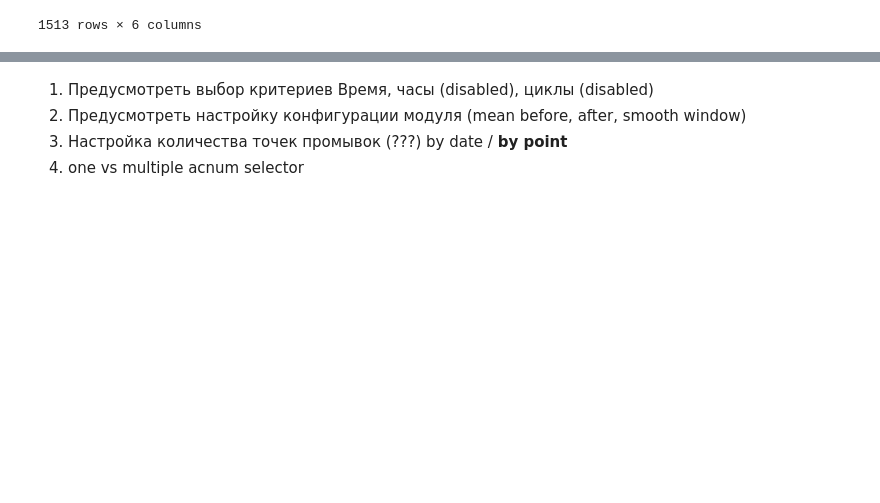
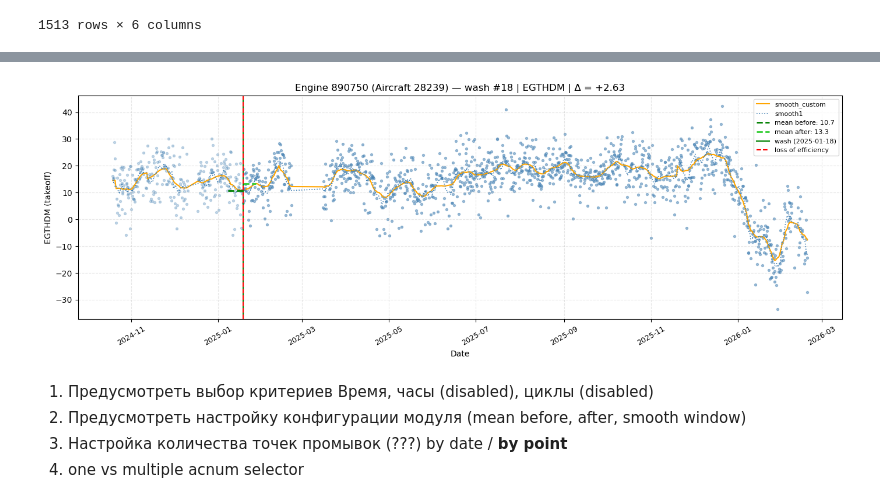
Before and after one commit to skeptlk/wash-dashboard, a Jupyter notebook: example.ipynb, the cells around one changed output, grey strips where cells are left out. Cells and saved outputs as stored; diff of their text form; code cells hidden in the pictures; blank space fills up the shorter version.

```diff
--- a/example.ipynb
+++ b/example.ipynb
@@ -147,0 +167,98 @@ plt.show()
+# %%
+from enginewash.calculator import WashCalculator, WashConfig
+from enginewash.models import EGTHDM
+import pandas as pd
+import matplotlib.pyplot as plt
+
+calc = WashCalculator(WashConfig(smooth_window=30, n_obs_mean=30))
+wash_plot = calc.build_plot(flights, maintenance_records, EGTHDM)
+
+# Find engine_ids for aircraft 28239
+ac_engines = data_takeoff[data_takeoff['aircraft_id'].astype(str) == '28239']['engine_id'].dropna().astype(int).astype(str).unique()
+print(f"Found engines for aircraft 28239: {ac_engines}")
+
+if len(ac_engines) > 0:
+    target_date = pd.Timestamp("2025-01-11T00:00:00")
+    eid = ac_engines[0]  # Only plot for the first engine
+    print(f"Plotting for engine: {eid}")
+
+    # Find the wash event closest to the target date for this engine
+    target_marker = None
+    min_diff = pd.Timedelta(days=10000)
+    for m in wash_plot.markers:
+        if m.engine_id == eid:
+            diff = abs(m.wash_event_point.flight_datetime - target_date)
+            if diff < min_diff:
+                min_diff = diff
+                target_marker = m
+
+    if target_marker:
+        event_marker = target_marker
+        wash_time = event_marker.wash_event_point.flight_datetime
+
+        # minus 3 month until now
+        window_start = wash_time - pd.DateOffset(months=3)
+        window_end = pd.Timestamp.now()
+
+        curves = [c for c in wash_plot.curves if c.engine_id == eid]
+
+        fig, ax = plt.subplots(figsize=(14, 5))
+
+        raw_curve = next(c for c in curves if c.kind == "raw")
+        smooth_curve = next(c for c in curves if c.kind == "smooth_custom")
+        try:
+            smooth1_curve = next(c for c in curves if c.kind == "smooth")
+        except StopIteration:
+            smooth1_curve = None
+
+        pts_raw = [pt for pt in raw_curve.points if window_start <= pt.flight_datetime <= window_end and pt.value is not None]
+        before_raw = [pt for pt in pts_raw if pt.flight_datetime < wash_time]
+        after_raw = [pt for pt in pts_raw if pt.flight_datetime >= wash_time]
+
+        if before_raw:
+            ax.scatter([pt.flight_datetime for pt in before_raw], [pt.value for pt in before_raw], s=8, color="steelblue", alpha=0.3)
+        if after_raw:
+            ax.scatter([pt.flight_datetime for pt in after_raw], [pt.value for pt in after_raw], s=8, color="steelblue", alpha=0.5)
+
+        pts_smooth = [pt for pt in smooth_curve.points if window_start <= pt.flight_datetime <= window_end and pt.value is not None]
+        if pts_smooth:
+            ax.plot([pt.flight_datetime for pt in pts_smooth], [pt.value for pt in pts_smooth], color="orange", linewidth=1.5, label="smooth_custom")
+
+        if smooth1_curve:
+            pts_smooth1 = [pt for pt in smooth1_curve.points if window_start <= pt.flight_datetime <= window_end and pt.value is not None]
+            if pts_smooth1:
+                ax.plot([pt.flight_datetime for pt in pts_smooth1], [pt.value for pt in pts_smooth1], color="steelblue", linewidth=1.2, linestyle=":", label="smooth1")
+
+        before_seg = event_marker.before_segment
+        if before_seg:
+            seg_start = max(before_seg.start_datetime, window_start)
+            ax.hlines(before_seg.value, seg_start, before_seg.end_datetime,
+                      colors="green", linewidths=2, linestyles="--", label=f"mean before: {before_seg.value:.1f}")
+
+        after_seg = event_marker.after_segment
+        if after_seg:
+            seg_end = min(after_seg.end_datetime, window_end)
+            ax.hlines(after_seg.value, after_seg.start_datetime, seg_end,
+                      colors="limegreen", linewidths=2, linestyles="--", label=f"mean after: {after_seg.value:.1f}")
+
+        ax.axvline(wash_time, color="green", linewidth=1.5, label=f"wash ({wash_time.strftime('%Y-%m-%d')})")
+
+        loe_pt = event_marker.loss_of_efficiency_point
+        if loe_pt and loe_pt.flight_datetime <= window_end:
+            ax.axvline(loe_pt.flight_datetime, color="red", linewidth=1.5, linestyle="--", label="loss of efficiency")
+
+        delta = (after_seg.value - before_seg.value) if after_seg and before_seg else 0
+        ax.set_title(f"Engine {eid} (Aircraft 28239) — wash #{event_marker.event_index} | EGTHDM | Δ = {delta:+.2f}")
+        ax.set_xlabel("Date")
+        ax.set_ylabel("EGTHDM (takeoff)")
+        plt.setp(ax.xaxis.get_majorticklabels(), rotation=30)
+        ax.tick_params(axis="x", which="major", labelsize=9)
+        ax.legend(fontsize=8)
+        ax.grid(True, alpha=0.3, which="both", linestyle="--")
+        plt.tight_layout()
+        plt.show()
+    else:
+        print(f"No wash events found for engine {eid} near {target_date}.")
+else:
+    print("No engines found for aircraft 28239.")
+# %% [output]
@@ -148,3 +267,4 @@ plt.show()
+[figure, added]
 # %% [markdown]
 1. Предусмотреть выбор критериев Время, часы (disabled), циклы (disabled)
 2. Предусмотреть настройку конфигурации модуля (mean before, after, smooth window)
```
Also changed, not shown: parts of 5 cells of this notebook, 5 other files.
